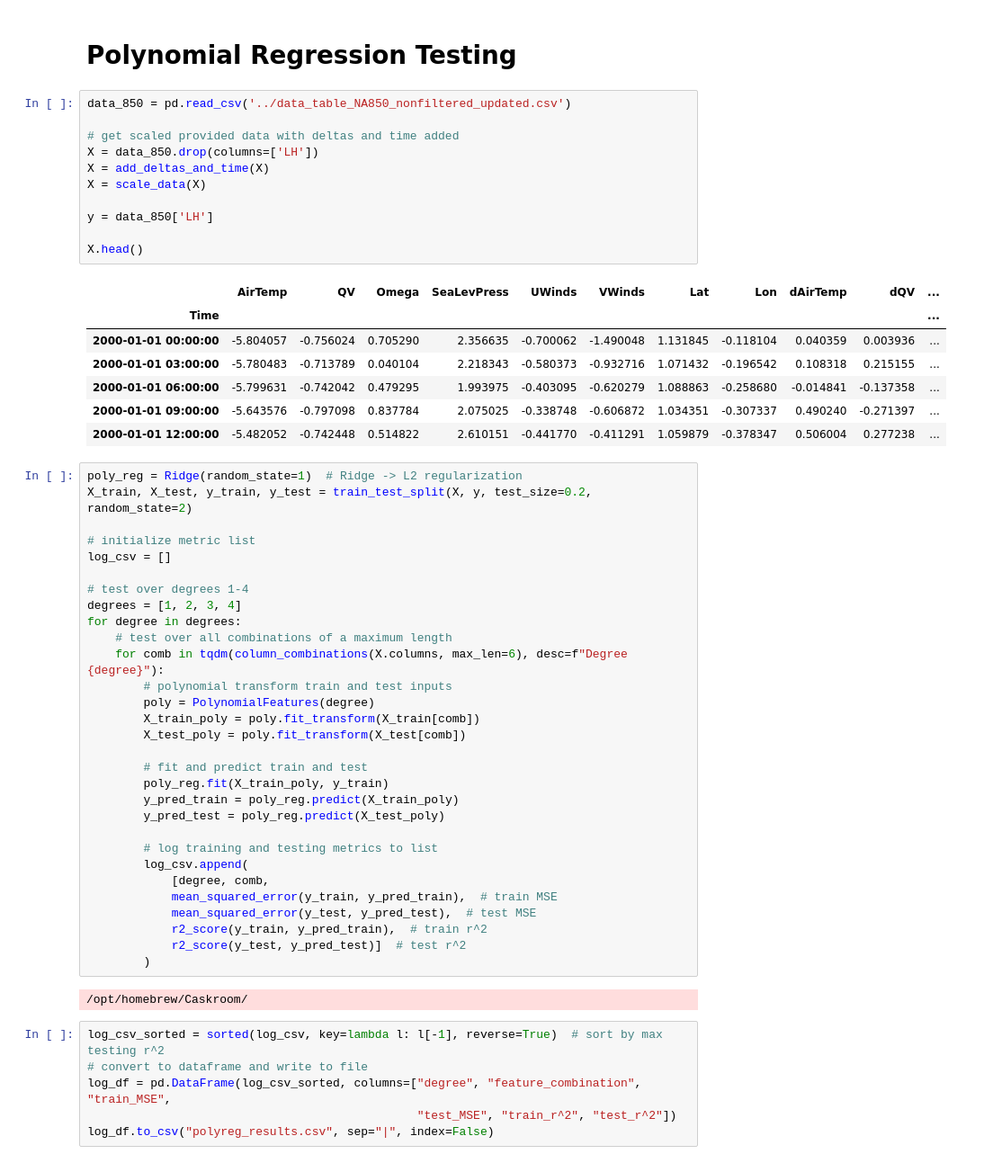
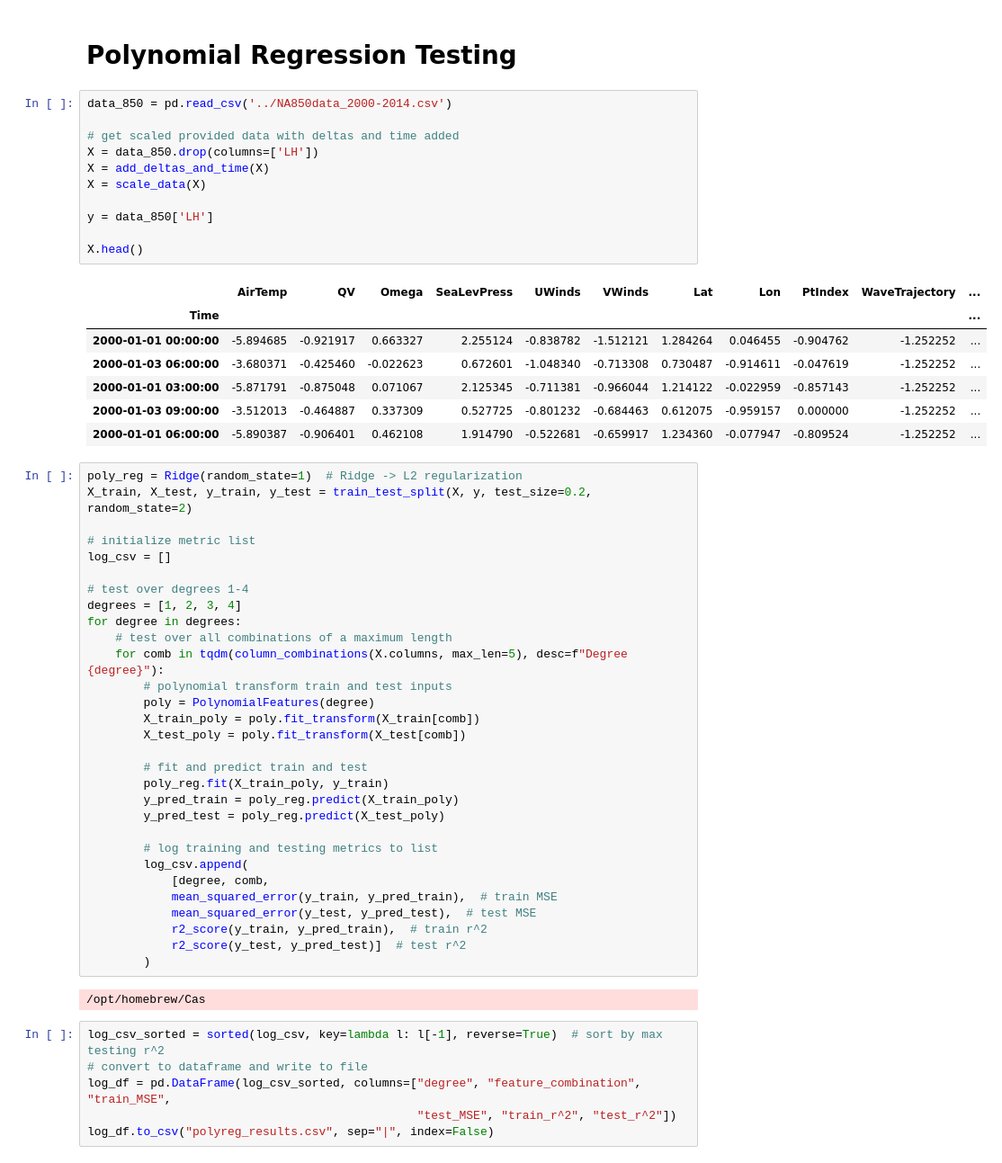
Before and after one commit to DanielRJohnson/EECS738-FP, a Jupyter notebook: daniel/poly_reg.ipynb, the cells around one changed output. Shown at 90% size. Drawn from its saved outputs; the diff is of its cells as text.

Commit message:
polyreg testing on new data

```diff
--- a/daniel/poly_reg.ipynb
+++ b/daniel/poly_reg.ipynb
@@ -15,24 +15,24 @@ from data_utils import add_deltas_and_time, scale_data, column_combinations
 # %% [markdown]
 # Polynomial Regression Testing
 # %%
-data_850 = pd.read_csv('../data_table_NA850_nonfiltered_updated.csv')
+data_850 = pd.read_csv('../NA850data_2000-2014.csv')
 
 # get scaled provided data with deltas and time added
 X = data_850.drop(columns=['LH'])
 X = add_deltas_and_time(X)
 X = scale_data(X)
 
 y = data_850['LH']
 
 X.head()
 # %% [output]
-|  | AirTemp | QV | Omega | SeaLevPress | UWinds | VWinds | Lat | Lon | dAirTemp | dQV | ... |
+|  | AirTemp | QV | Omega | SeaLevPress | UWinds | VWinds | Lat | Lon | PtIndex | WaveTrajectory | ... |
 | Time |  |  |  |  |  |  |  |  |  |  | ... |
-| 2000-01-01 00:00:00 | -5.804057 | -0.756024 | 0.705290 | 2.356635 | -0.700062 | -1.490048 | 1.131845 | -0.118104 | 0.040359 | 0.003936 | ... |
-| 2000-01-01 03:00:00 | -5.780483 | -0.713789 | 0.040104 | 2.218343 | -0.580373 | -0.932716 | 1.071432 | -0.196542 | 0.108318 | 0.215155 | ... |
-| 2000-01-01 06:00:00 | -5.799631 | -0.742042 | 0.479295 | 1.993975 | -0.403095 | -0.620279 | 1.088863 | -0.258680 | -0.014841 | -0.137358 | ... |
-| 2000-01-01 09:00:00 | -5.643576 | -0.797098 | 0.837784 | 2.075025 | -0.338748 | -0.606872 | 1.034351 | -0.307337 | 0.490240 | -0.271397 | ... |
-| 2000-01-01 12:00:00 | -5.482052 | -0.742448 | 0.514822 | 2.610151 | -0.441770 | -0.411291 | 1.059879 | -0.378347 | 0.506004 | 0.277238 | ... |
+| 2000-01-01 00:00:00 | -5.894685 | -0.921917 | 0.663327 | 2.255124 | -0.838782 | -1.512121 | 1.284264 | 0.046455 | -0.904762 | -1.252252 | ... |
+| 2000-01-03 06:00:00 | -3.680371 | -0.425460 | -0.022623 | 0.672601 | -1.048340 | -0.713308 | 0.730487 | -0.914611 | -0.047619 | -1.252252 | ... |
+| 2000-01-01 03:00:00 | -5.871791 | -0.875048 | 0.071067 | 2.125345 | -0.711381 | -0.966044 | 1.214122 | -0.022959 | -0.857143 | -1.252252 | ... |
+| 2000-01-03 09:00:00 | -3.512013 | -0.464887 | 0.337309 | 0.527725 | -0.801232 | -0.684463 | 0.612075 | -0.959157 | 0.000000 | -1.252252 | ... |
+| 2000-01-01 06:00:00 | -5.890387 | -0.906401 | 0.462108 | 1.914790 | -0.522681 | -0.659917 | 1.234360 | -0.077947 | -0.809524 | -1.252252 | ... |
 # %%
 poly_reg = Ridge(random_state=1)  # Ridge -> L2 regularization
 X_train, X_test, y_train, y_test = train_test_split(X, y, test_size=0.2, random_state=2)
@@ -44,7 +44,7 @@ log_csv = []
 degrees = [1, 2, 3, 4]
 for degree in degrees:
     # test over all combinations of a maximum length
-    for comb in tqdm(column_combinations(X.columns, max_len=6), desc=f"Degree {degree}"):
+    for comb in tqdm(column_combinations(X.columns, max_len=5), desc=f"Degree {degree}"):
         # polynomial transform train and test inputs
         poly = PolynomialFeatures(degree)
         X_train_poly = poly.fit_transform(X_train[comb])
@@ -64,7 +64,7 @@ for degree in degrees:
             r2_score(y_test, y_pred_test)]  # test r^2
         )
 # %% [output]
-/opt/homebrew/Caskroom/
+/opt/homebrew/Cas
 # %%
 log_csv_sorted = sorted(log_csv, key=lambda l: l[-1], reverse=True)  # sort by max testing r^2
 # convert to dataframe and write to file
```
Also changed, not shown: 1 other file.
